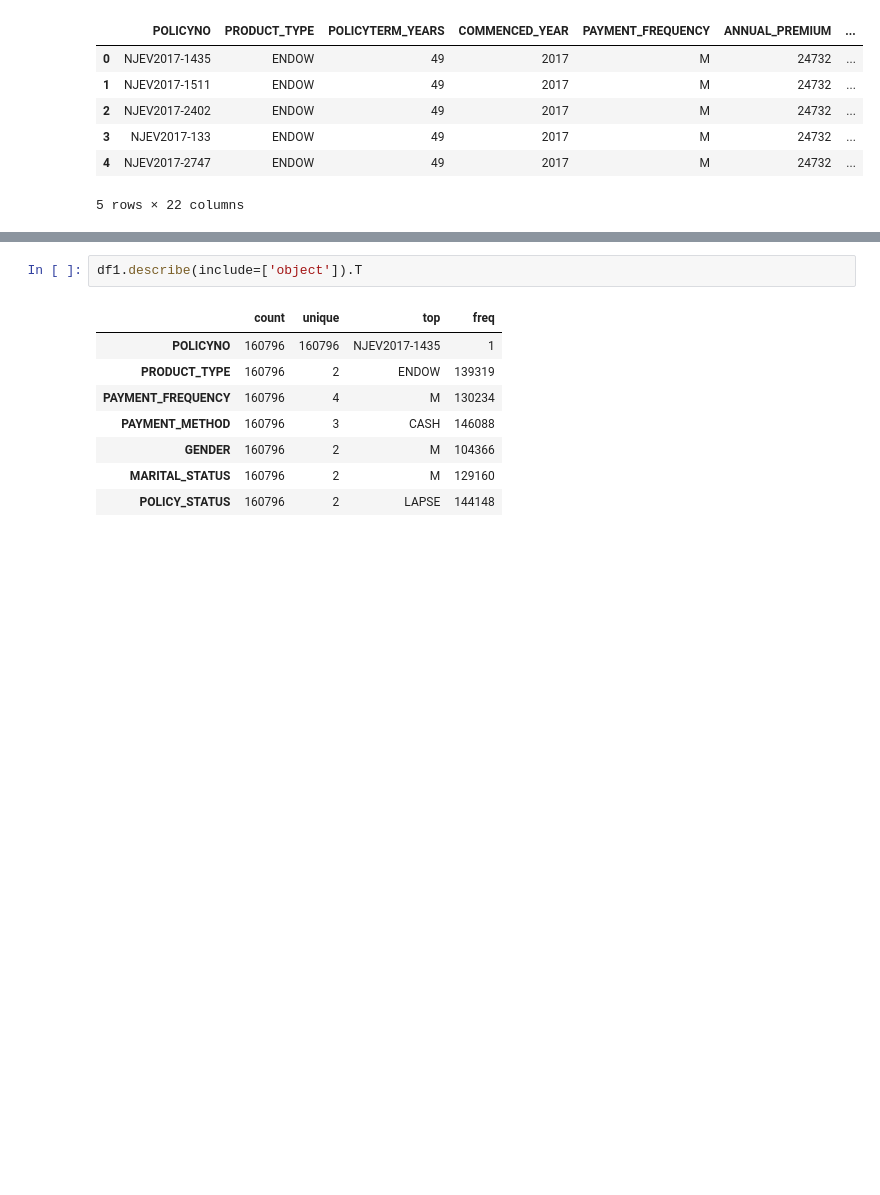
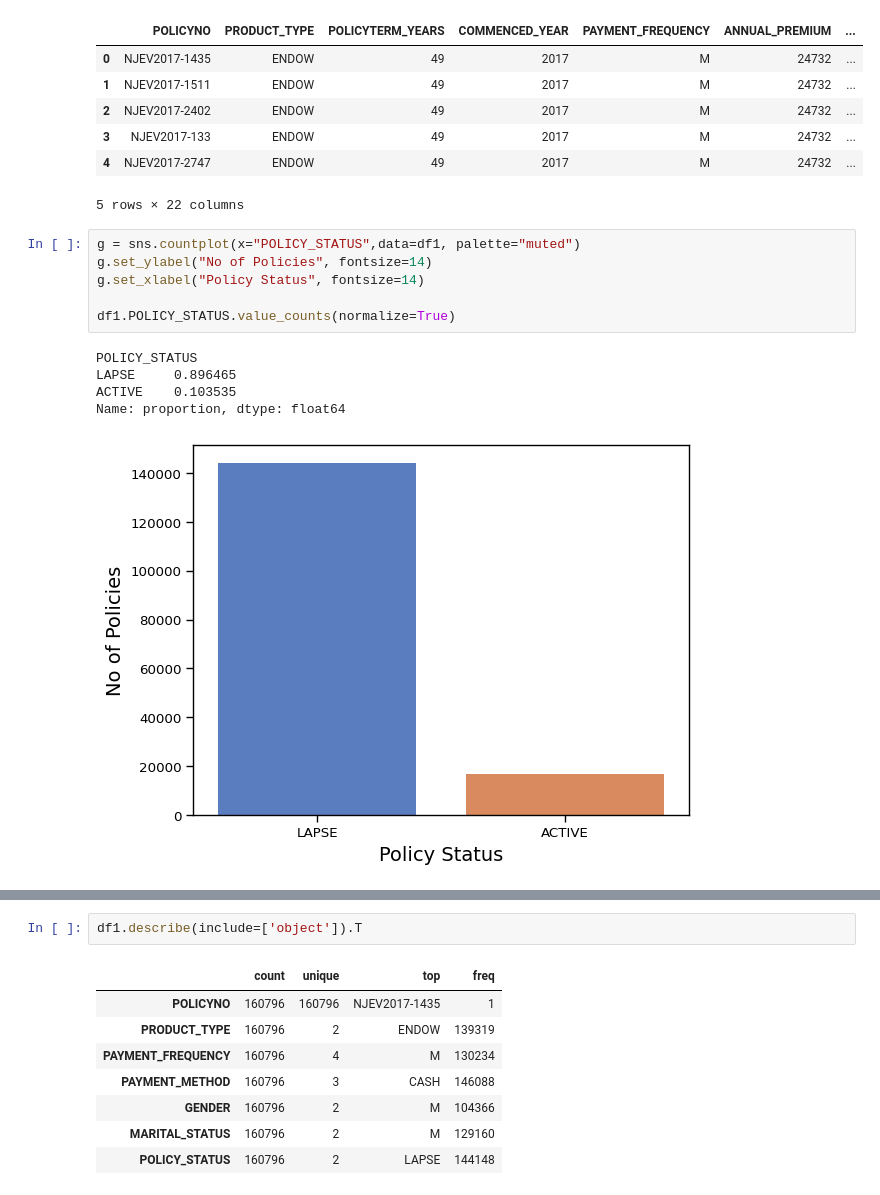
Before and after one commit to TNMedhavi/RSU50-K.A.T.N.Medhavi, a Jupyter notebook: RSU50_20249401_K.A.T.N.Medhavi.ipynb, the cells around one changed output, grey strips where cells are left out. Saved outputs shown, nothing was run; the diff lists cells and outputs as text; blank space fills up the shorter version.

```diff
--- a/RSU50_20249401_K.A.T.N.Medhavi.ipynb
+++ b/RSU50_20249401_K.A.T.N.Medhavi.ipynb
@@ -117,3 +120,15 @@ df1.head()
 | 3 | NJEV2017-133 | ENDOW | 49 | 2017 | M | 24732 | ... |
 | 4 | NJEV2017-2747 | ENDOW | 49 | 2017 | M | 24732 | ... |
 5 rows × 22 columns
+# %%
+g = sns.countplot(x="POLICY_STATUS",data=df1, palette="muted")
+g.set_ylabel("No of Policies", fontsize=14)
+g.set_xlabel("Policy Status", fontsize=14)
+
+df1.POLICY_STATUS.value_counts(normalize=True)
+# %% [output]
+POLICY_STATUS
+LAPSE     0.896465
+ACTIVE    0.103535
+Name: proportion, dtype: float64
+[figure, added]
```
Also changed, not shown: parts of 15 cells of this notebook.
